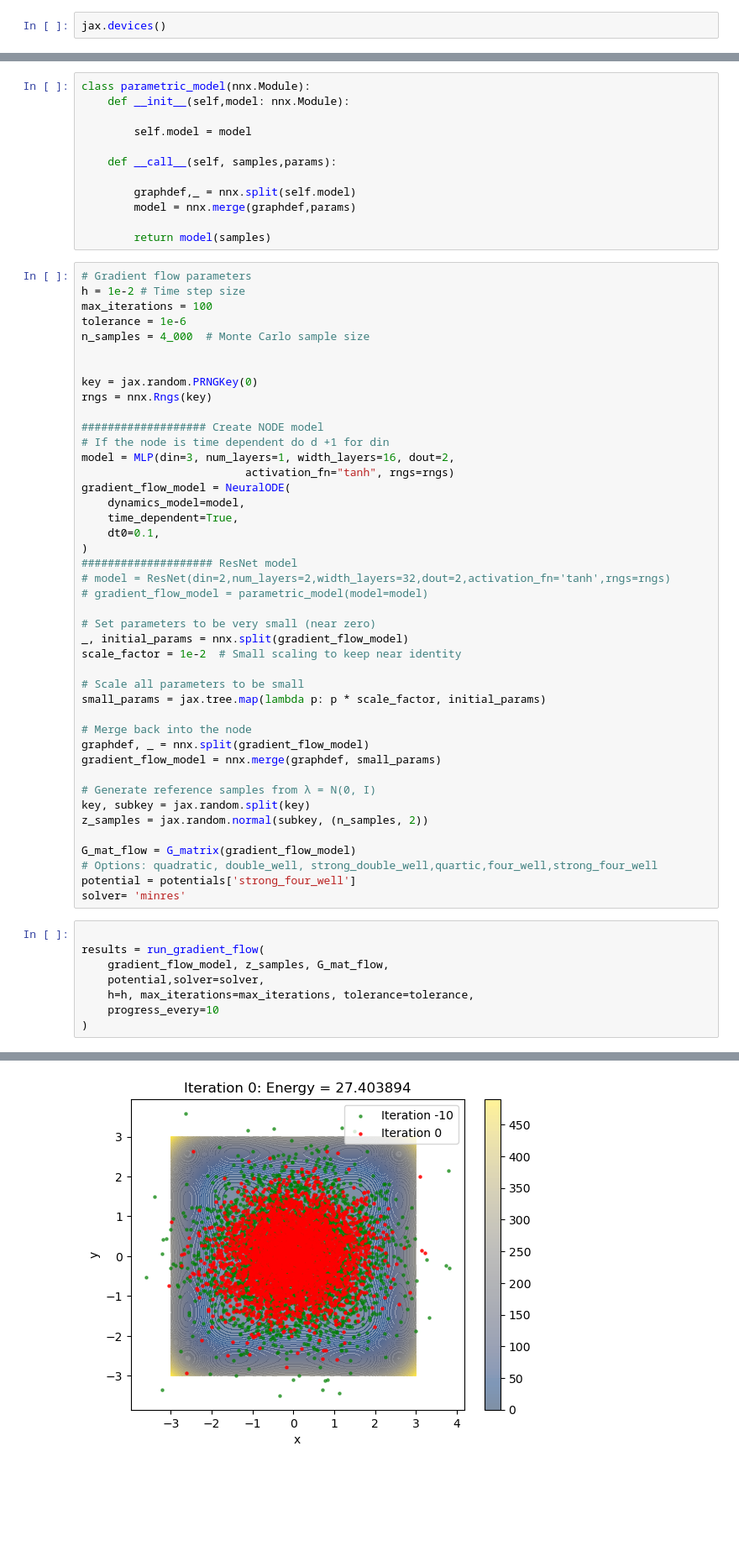
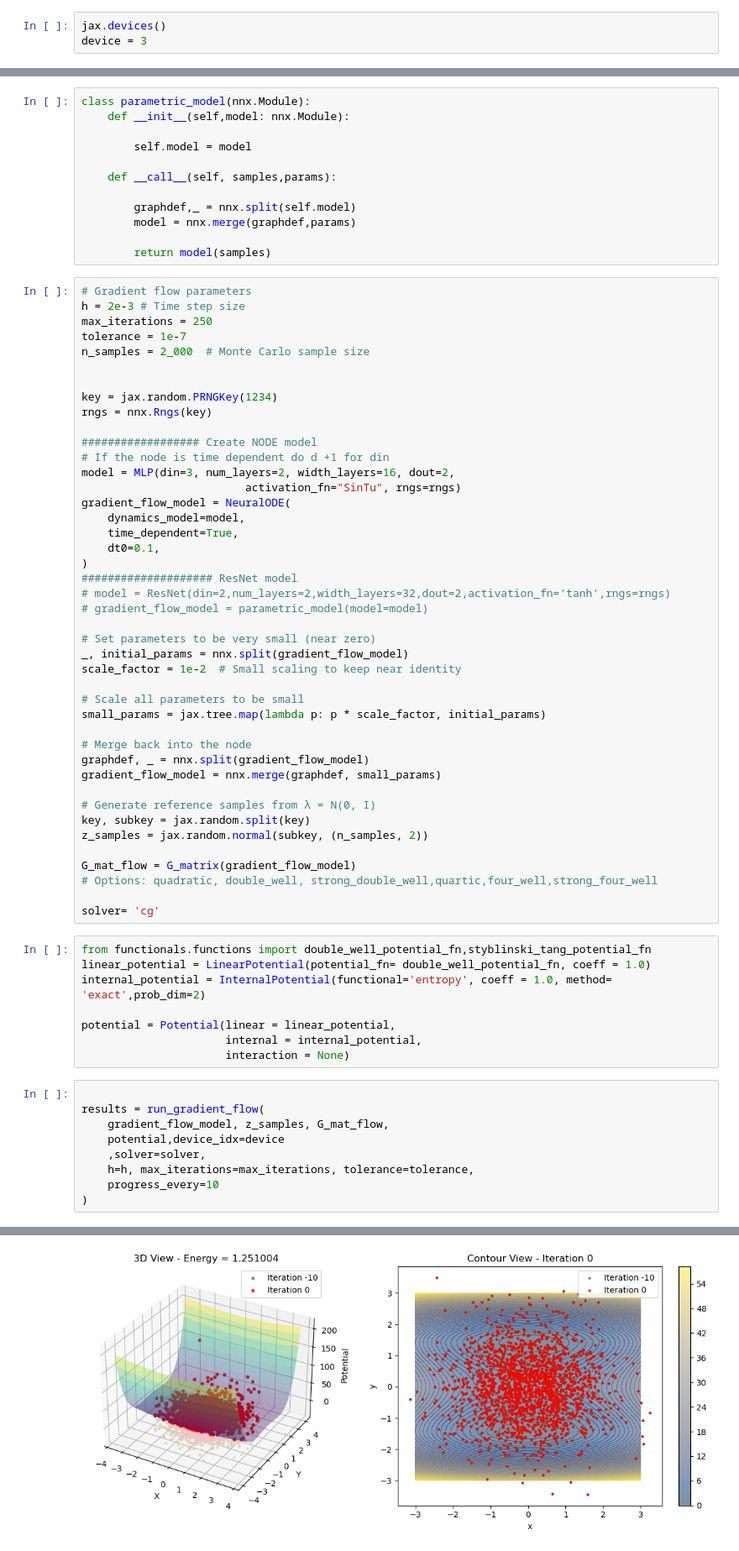
Before and after one commit to SebasGutHdz/Parametric_BV_Hamiltonian, a Jupyter notebook: gradient_flow_test.ipynb, the cells around one changed output, grey strips where cells are left out. Shown at 84% size. Cells and saved outputs as stored; diff of their text form; blank space fills up the shorter version.

```diff
--- a/gradient_flow_test.ipynb
+++ b/gradient_flow_test.ipynb
@@ -22,3 +25,4 @@ from flows.gradient_flow import run_gradient_flow
 from flows.visualization import visualize_gradient_flow_results
 # %%
 jax.devices()
+device = 3
@@ -41,19 +43,19 @@ class parametric_model(nnx.Module):
         return model(samples)
 # %%
 # Gradient flow parameters
-h = 1e-2 # Time step size
-max_iterations = 100
-tolerance = 1e-6
-n_samples = 4_000  # Monte Carlo sample size
+h = 2e-3 # Time step size
+max_iterations = 250
+tolerance = 1e-7
+n_samples = 2_000  # Monte Carlo sample size
 
 
-key = jax.random.PRNGKey(0)
+key = jax.random.PRNGKey(1234)
 rngs = nnx.Rngs(key)
 
-################### Create NODE model
+################## Create NODE model
 # If the node is time dependent do d +1 for din
-model = MLP(din=3, num_layers=1, width_layers=16, dout=2,
-                         activation_fn="tanh", rngs=rngs)
+model = MLP(din=3, num_layers=2, width_layers=16, dout=2,
+                         activation_fn="SinTu", rngs=rngs)
 gradient_flow_model = NeuralODE(
     dynamics_model=model,
     time_dependent=True,
@@ -80,13 +82,22 @@ z_samples = jax.random.normal(subkey, (n_samples, 2))
 
 G_mat_flow = G_matrix(gradient_flow_model)
 # Options: quadratic, double_well, strong_double_well,quartic,four_well,strong_four_well
-potential = potentials['strong_four_well']
-solver= 'minres'
+
+solver= 'cg'
+# %%
+from functionals.functions import double_well_potential_fn,styblinski_tang_potential_fn
+linear_potential = LinearPotential(potential_fn= double_well_potential_fn, coeff = 1.0)
+internal_potential = InternalPotential(functional='entropy', coeff = 1.0, method= 'exact',prob_dim=2)
+
+potential = Potential(linear = linear_potential,
+                      internal = internal_potential,
+                      interaction = None)
 # %%
 
 results = run_gradient_flow(
     gradient_flow_model, z_samples, G_mat_flow,
-    potential,solver=solver,
+    potential,device_idx=device
+    ,solver=solver,
     h=h, max_iterations=max_iterations, tolerance=tolerance,
     progress_every=10
 )
@@ -100 +108 @@ Iter   0: Energy = 30.002075, Grad norm: 7.23e+00
-[figure, old version]
+[figure, new version]
```
Also changed, not shown: parts of 5 cells of this notebook, 9 other files.
